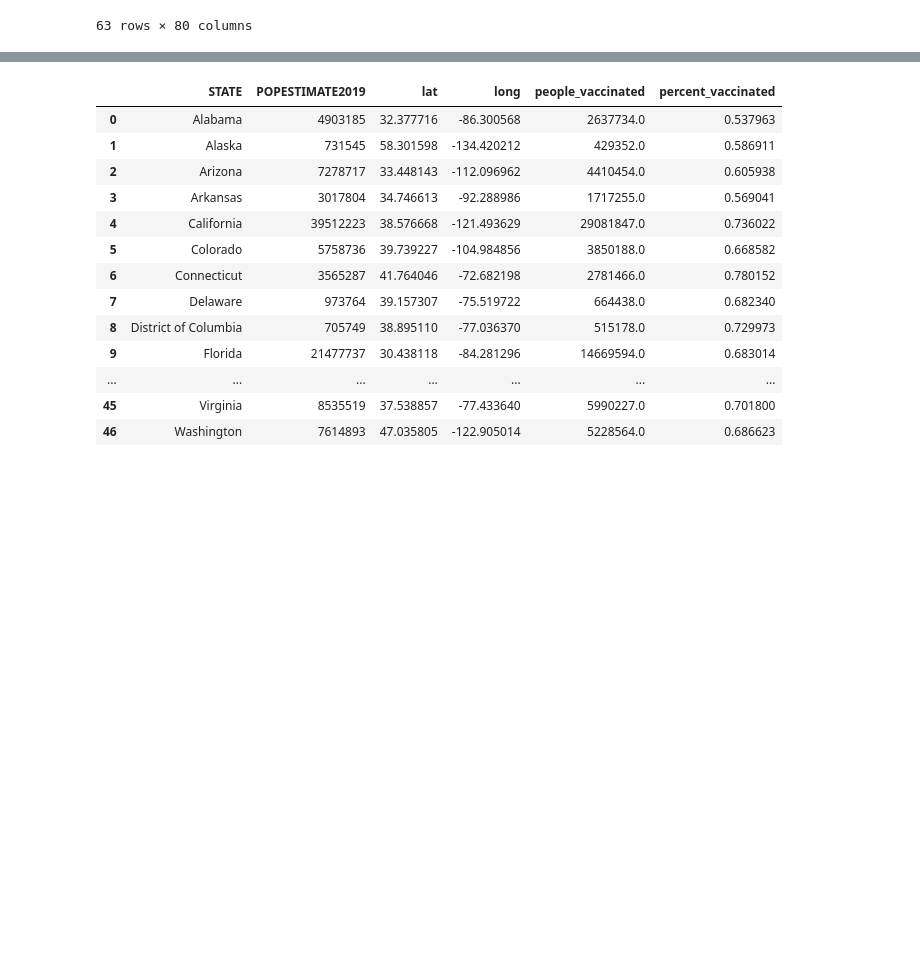
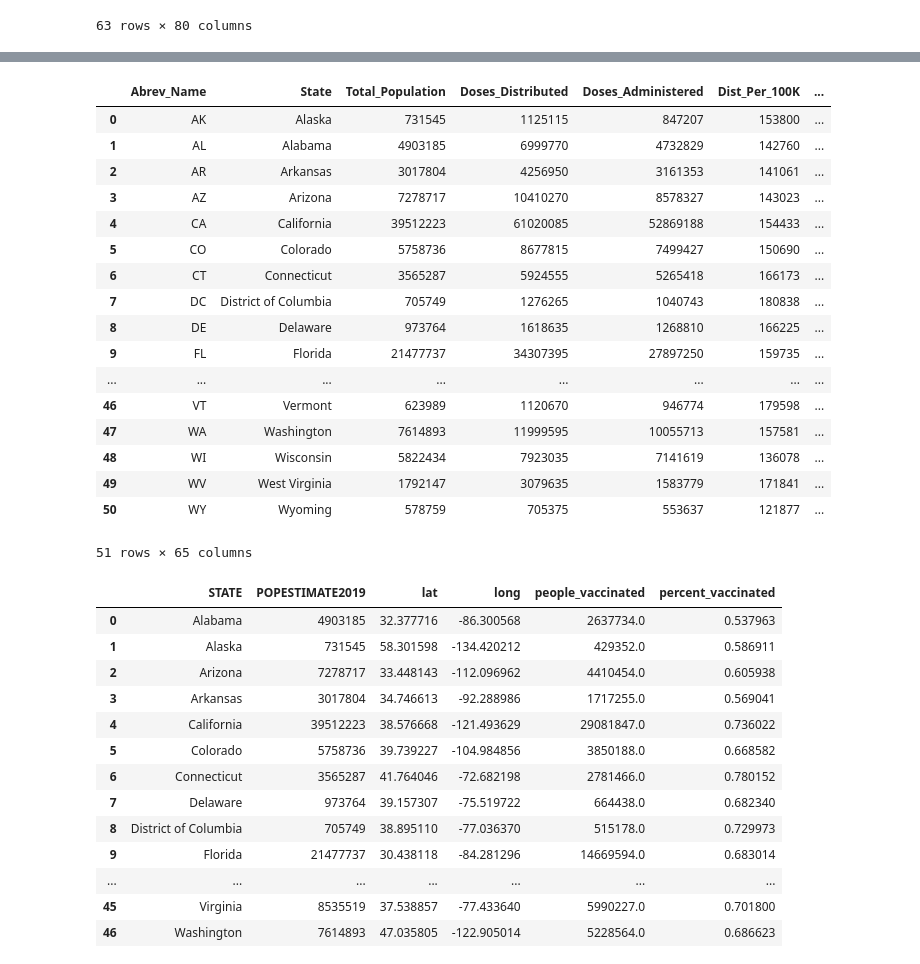
Before and after one commit to Ramsha2025/US-Vaccine-Tracker-Challenge, a Jupyter notebook: US-Vaccine-Tracker.ipynb, the cells around one changed output, grey strips where cells are left out. Cells and saved outputs as stored; diff of their text form; code cells hidden in the pictures; blank space fills up the shorter version.

```diff
--- a/US-Vaccine-Tracker.ipynb
+++ b/US-Vaccine-Tracker.ipynb
@@ -79,0 +103,52 @@ us_vaccine_admin_df
+# %%
+#changes headers
+us_vaccine_admin_df=us_vaccine_admin_df.rename(columns={
+    'Location':'Abrev_Name',
+    'LongName':'State',
+    'Census2019': 'Total_Population',
+    'Administered_Janssen':'Administered_J&J',
+    'Administered_Dose1_Recip':'Administered_Dose1',
+    'Administered_Dose1_Pop_Pct':'Administered_Dose1_Percentage',
+    'Administered_Dose2_Pop_Pct':'Administered_Dose2_Percentage',
+    'Administered_Dose1_Recip_18Plus':'Administered_Dose1_18Plus',
+    'Administered_Dose1_Recip_18PlusPop_Pct':'Administered_Dose1_18Plus_Pop_Percentage',
+    'Administered_Dose1_Recip_65Plus':'Administered_Dose1_65Plus',
+    'Administered_Dose1_Recip_65PlusPop_Pct':'Administered_Dose1_65Plus_Pop_Percentage',
+    'Distributed_Janssen':'Distributed_J&J',
+    'Series_Complete_Janssen':'Series_Complete_J&J',
+    'Series_Complete_Janssen_18Plus':'Series_Complete_J&J_18Plus',
+    'Series_Complete_Janssen_65Plus':'Series_Complete_J&J_65Plus',
+    'Series_Complete_18PlusPop_Pct':'Series_Complete_18PlusPop_Percentage',
+    'Series_Complete_65PlusPop_Pct':'Series_Complete_65PlusPop_Percentage',
+    'Census2019_12PlusPop':'12Plus_Population',
+    'Administered_Dose1_Recip_12Plus':'Administered_Dose1_12Plus',
+    'Administered_Dose1_Recip_12PlusPop_Pct':'Administered_Dose1_12Plus_Pop_Percentage',
+    'Administered_Dose2_Recip_12Plus':'Administered_Dose2_12Plus',
+    'Administered_Dose2_Recip_12PlusPop_Pct':'Administered_Dose2_12Plus_Pop_Percentge',
+    'Series_Complete_12PlusPop_Pct':'Series_Complete_12PlusPop_Percentage',
+    'Series_Complete_Janssen_12Plus':'Series_Complete_J&J_12Plus',
+    'additional_doses':'Additional_Doses_Administered',
+    'Additional_Doses_Vax_Pct':'Additional_Doses_Administered_Percentage',
+    'Additional_Doses_50Plus_Vax_Pct':'Additional_Doses_50Plus_Percentage',
+    'Additional_Doses_18Plus_Vax_Pct':'Additional_Doses_18Plus_Percentage',
+    'Additional_Doses_65Plus_Vax_Pct':'Additional_Doses_65Plus_Percentage'})
+us_vaccine_admin_df
+# %% [output]
+|  | Abrev_Name | State | Total_Population | Doses_Distributed | Doses_Administered | Dist_Per_100K | ... |
+| 0 | AK | Alaska | 731545 | 1125115 | 847207 | 153800 | ... |
+| 1 | AL | Alabama | 4903185 | 6999770 | 4732829 | 142760 | ... |
+| 2 | AR | Arkansas | 3017804 | 4256950 | 3161353 | 141061 | ... |
+| 3 | AZ | Arizona | 7278717 | 10410270 | 8578327 | 143023 | ... |
+| 4 | CA | California | 39512223 | 61020085 | 52869188 | 154433 | ... |
+| 5 | CO | Colorado | 5758736 | 8677815 | 7499427 | 150690 | ... |
+| 6 | CT | Connecticut | 3565287 | 5924555 | 5265418 | 166173 | ... |
+| 7 | DC | District of Columbia | 705749 | 1276265 | 1040743 | 180838 | ... |
+| 8 | DE | Delaware | 973764 | 1618635 | 1268810 | 166225 | ... |
+| 9 | FL | Florida | 21477737 | 34307395 | 27897250 | 159735 | ... |
+| ... | ... | ... | ... | ... | ... | ... | ... |
+| 46 | VT | Vermont | 623989 | 1120670 | 946774 | 179598 | ... |
+| 47 | WA | Washington | 7614893 | 11999595 | 10055713 | 157581 | ... |
+| 48 | WI | Wisconsin | 5822434 | 7923035 | 7141619 | 136078 | ... |
+| 49 | WV | West Virginia | 1792147 | 3079635 | 1583779 | 171841 | ... |
+| 50 | WY | Wyoming | 578759 | 705375 | 553637 | 121877 | ... |
+51 rows × 65 columns
```
Also changed, not shown: parts of 5 cells of this notebook.
